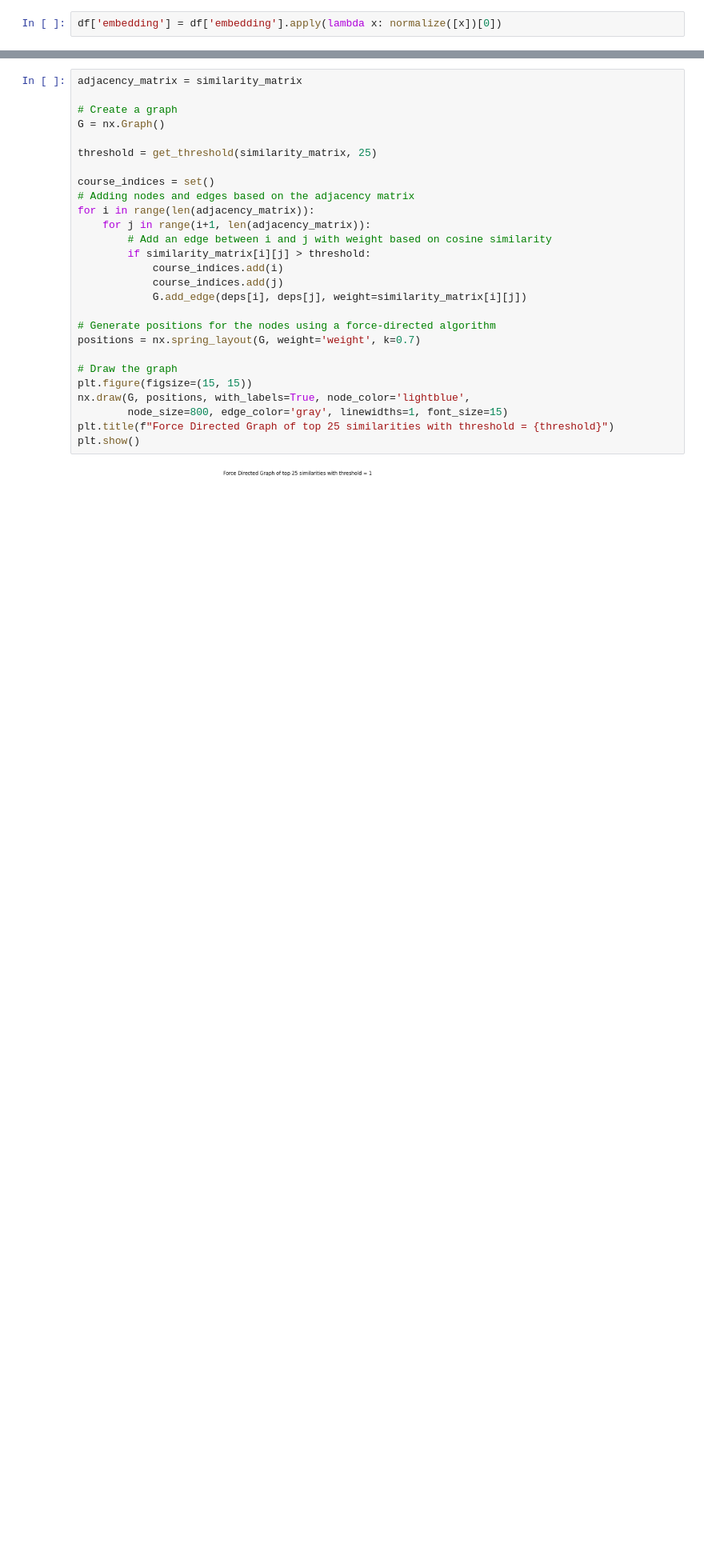
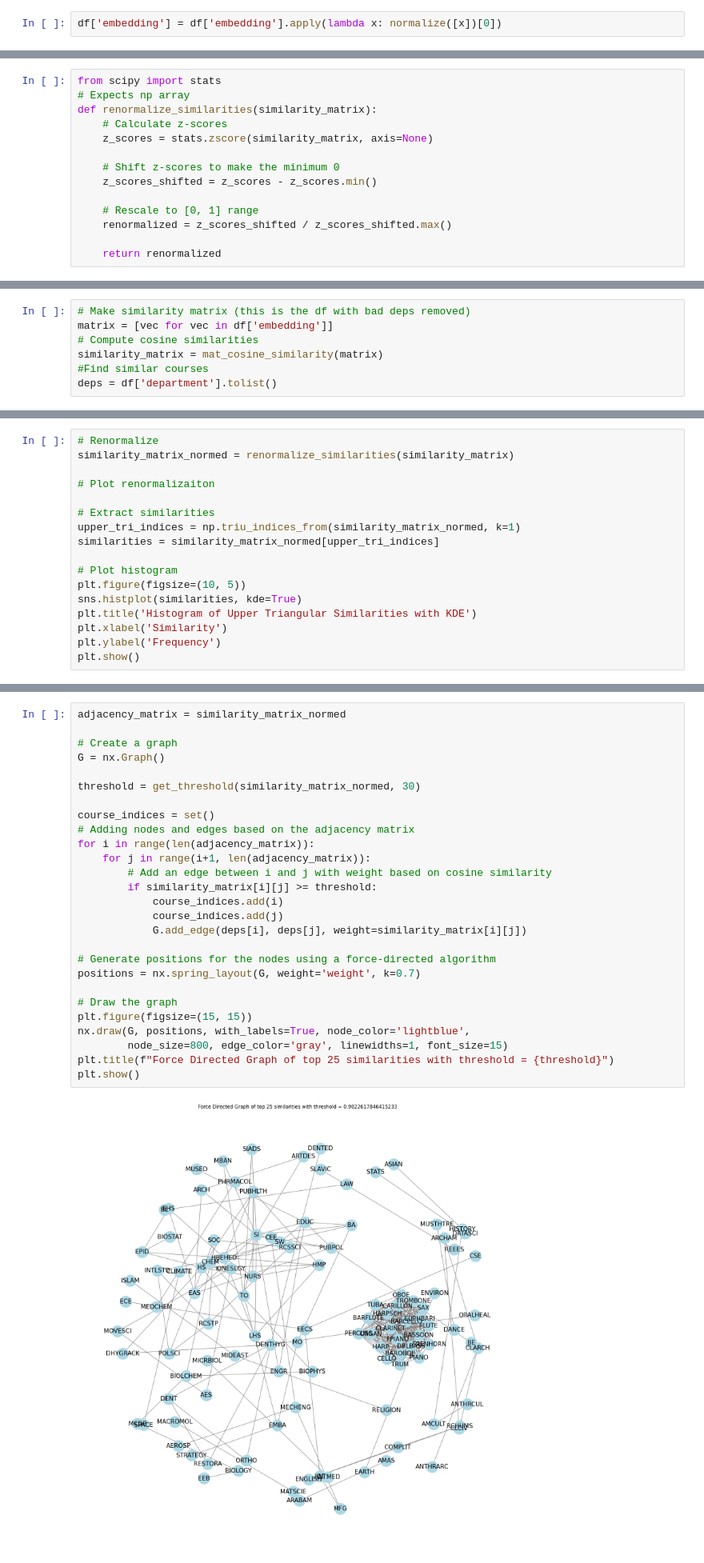
Before and after one commit to hughvd/UM-CAI-Fellowship, a Jupyter notebook: umgpt_recommender/embedding_visualizations.ipynb, the cells around one changed output, grey strips where cells are left out. Shown at 80% size. Saved outputs shown, nothing was run; the diff lists cells and outputs as text; blank space fills up the shorter version.

Commit message:
more stereotype testing, normalized embedding similarity matrix and began visualizing networks

```diff
--- a/umgpt_recommender/embedding_visualizations.ipynb
+++ b/umgpt_recommender/embedding_visualizations.ipynb
@@ -364,0 +261,14 @@ array([[       nan, 0.92658766, 0.94115529, ..., 0.94901374, 0.94841397,
+# %%
+from scipy import stats
+# Expects np array
+def renormalize_similarities(similarity_matrix):
+    # Calculate z-scores
+    z_scores = stats.zscore(similarity_matrix, axis=None)
+
+    # Shift z-scores to make the minimum 0
+    z_scores_shifted = z_scores - z_scores.min()
+
+    # Rescale to [0, 1] range
+    renormalized = z_scores_shifted / z_scores_shifted.max()
+
+    return renormalized
@@ -364,0 +291,7 @@ array([[       nan, 0.92658766, 0.94115529, ..., 0.94901374, 0.94841397,
+# %%
+# Make similarity matrix (this is the df with bad deps removed)
+matrix = [vec for vec in df['embedding']]
+# Compute cosine similarities
+similarity_matrix = mat_cosine_similarity(matrix)
+#Find similar courses
+deps = df['department'].tolist()
@@ -364,0 +313,17 @@ array([[       nan, 0.92658766, 0.94115529, ..., 0.94901374, 0.94841397,
+# %%
+# Renormalize
+similarity_matrix_normed = renormalize_similarities(similarity_matrix)
+
+# Plot renormalizaiton
+
+# Extract similarities
+upper_tri_indices = np.triu_indices_from(similarity_matrix_normed, k=1)
+similarities = similarity_matrix_normed[upper_tri_indices]
+
+# Plot histogram
+plt.figure(figsize=(10, 5))
+sns.histplot(similarities, kde=True)
+plt.title('Histogram of Upper Triangular Similarities with KDE')
+plt.xlabel('Similarity')
+plt.ylabel('Frequency')
+plt.show()
@@ -365,29 +332,29 @@ array([[       nan, 0.92658766, 0.94115529, ..., 0.94901374, 0.94841397,
 # %%
-adjacency_matrix = similarity_matrix
+adjacency_matrix = similarity_matrix_normed
 
 # Create a graph
 G = nx.Graph()
 
-threshold = get_threshold(similarity_matrix, 25)
+threshold = get_threshold(similarity_matrix_normed, 30)
 
 course_indices = set()
 # Adding nodes and edges based on the adjacency matrix
 for i in range(len(adjacency_matrix)):
     for j in range(i+1, len(adjacency_matrix)):
         # Add an edge between i and j with weight based on cosine similarity
-        if similarity_matrix[i][j] > threshold:
+        if similarity_matrix[i][j] >= threshold:
             course_indices.add(i)
             course_indices.add(j)
             G.add_edge(deps[i], deps[j], weight=similarity_matrix[i][j])
 
 # Generate positions for the nodes using a force-directed algorithm
 positions = nx.spring_layout(G, weight='weight', k=0.7)
 
 # Draw the graph
 plt.figure(figsize=(15, 15))
 nx.draw(G, positions, with_labels=True, node_color='lightblue',
         node_size=800, edge_color='gray', linewidths=1, font_size=15)
 plt.title(f"Force Directed Graph of top 25 similarities with threshold = {threshold}")
 plt.show()
 # %% [output]
-[figure, old version]
+[figure, new version]
```
Also changed, not shown: parts of 19 cells of this notebook, 3 other files.
